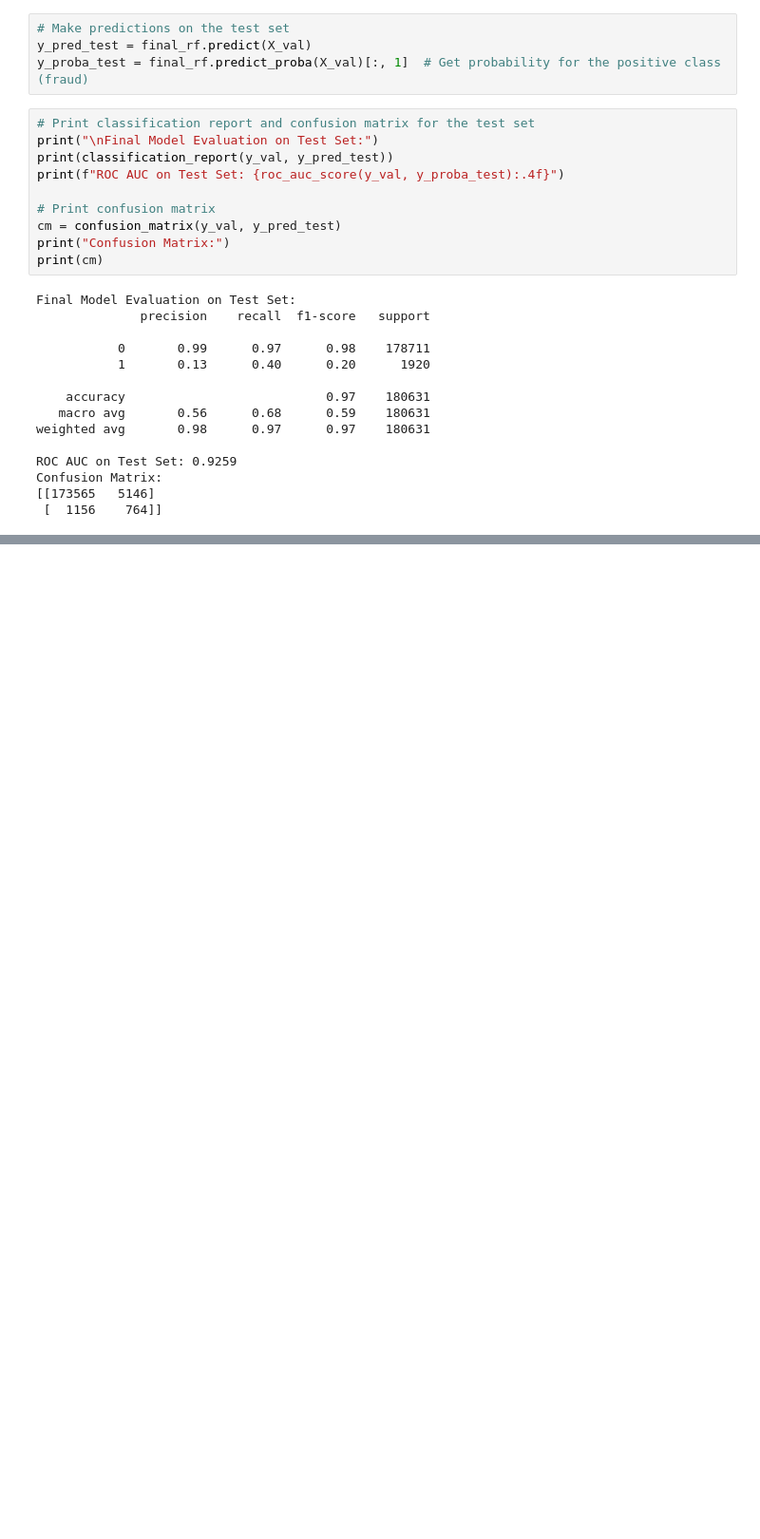
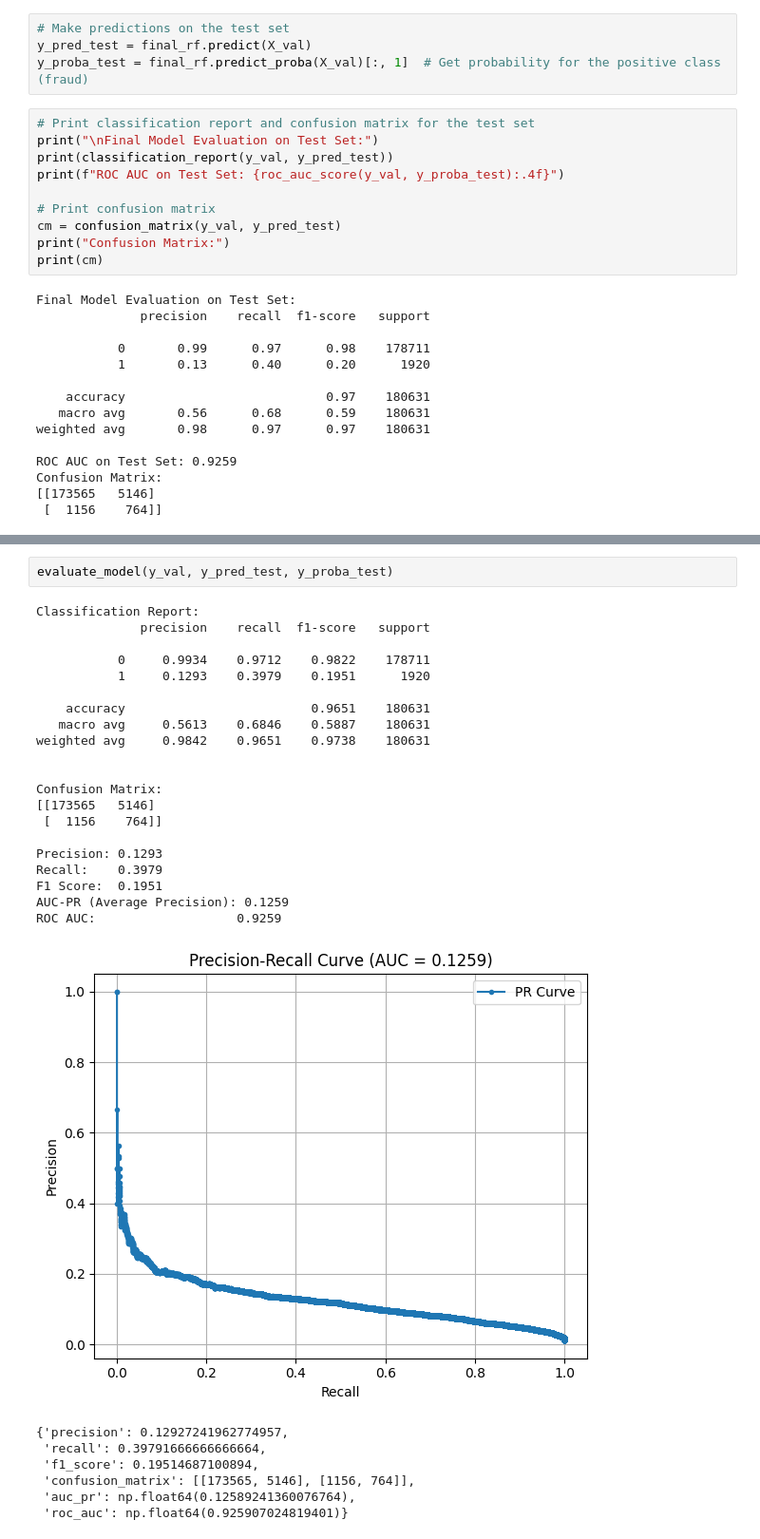
Before and after one commit to bernisschow/DSA4263-Business-and-Commerce-Fraud-Detection, a Jupyter notebook: notebooks/randomForest.ipynb, the cells around one changed output, grey strips where cells are left out. Shown at 95% size. Saved outputs shown, nothing was run; the diff lists cells and outputs as text; blank space fills up the shorter version.

```diff
--- a/notebooks/randomForest.ipynb
+++ b/notebooks/randomForest.ipynb
@@ -330,0 +380,30 @@ Confusion Matrix:
+# %%
+evaluate_model(y_val, y_pred_test, y_proba_test)
+# %% [output]
+Classification Report:
+              precision    recall  f1-score   support
+
+           0     0.9934    0.9712    0.9822    178711
+           1     0.1293    0.3979    0.1951      1920
+
+    accuracy                         0.9651    180631
+   macro avg     0.5613    0.6846    0.5887    180631
+weighted avg     0.9842    0.9651    0.9738    180631
+
+
+Confusion Matrix:
+[[173565   5146]
+ [  1156    764]]
+
+Precision: 0.1293
+Recall:    0.3979
+F1 Score:  0.1951
+AUC-PR (Average Precision): 0.1259
+ROC AUC:                   0.9259
+[figure, added]
+{'precision': 0.12927241962774957,
+ 'recall': 0.39791666666666664,
+ 'f1_score': 0.19514687100894,
+ 'confusion_matrix': [[173565, 5146], [1156, 764]],
+ 'auc_pr': np.float64(0.12589241360076764),
+ 'roc_auc': np.float64(0.925907024819401)}
```
Also changed, not shown: parts of 2 cells of this notebook.
